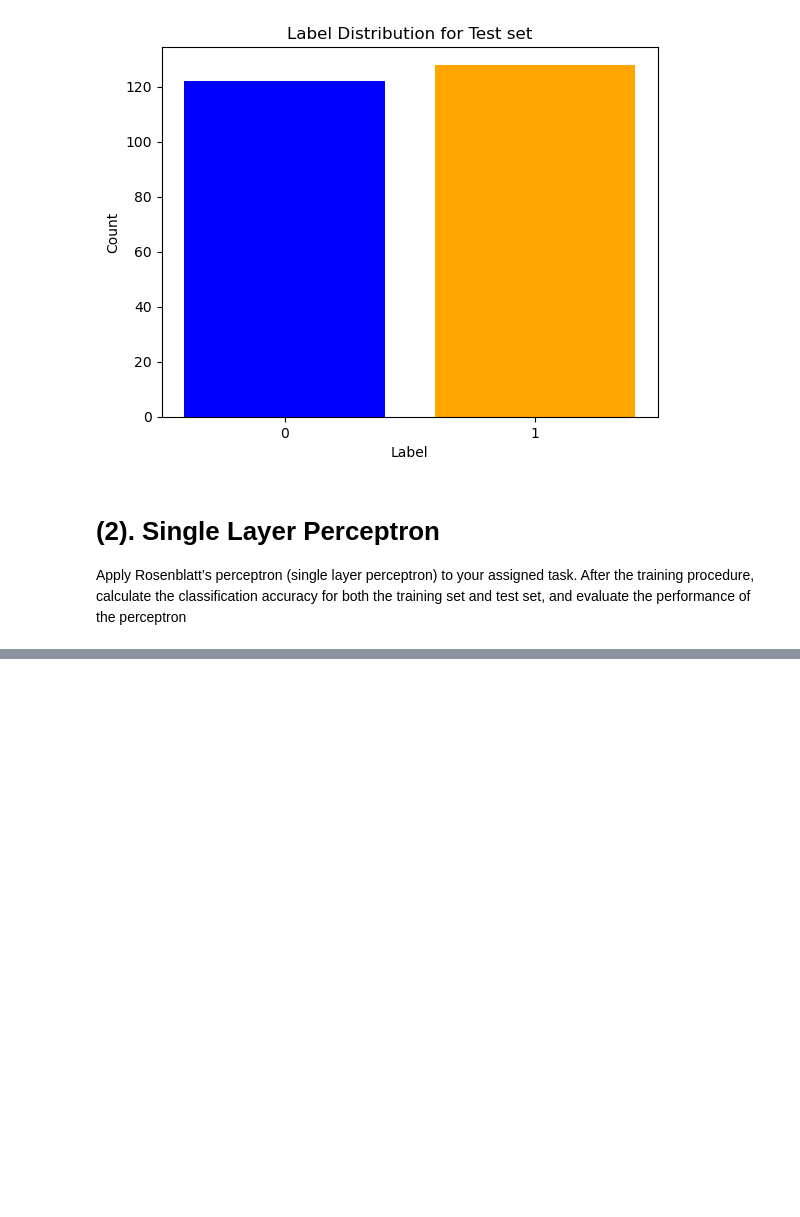
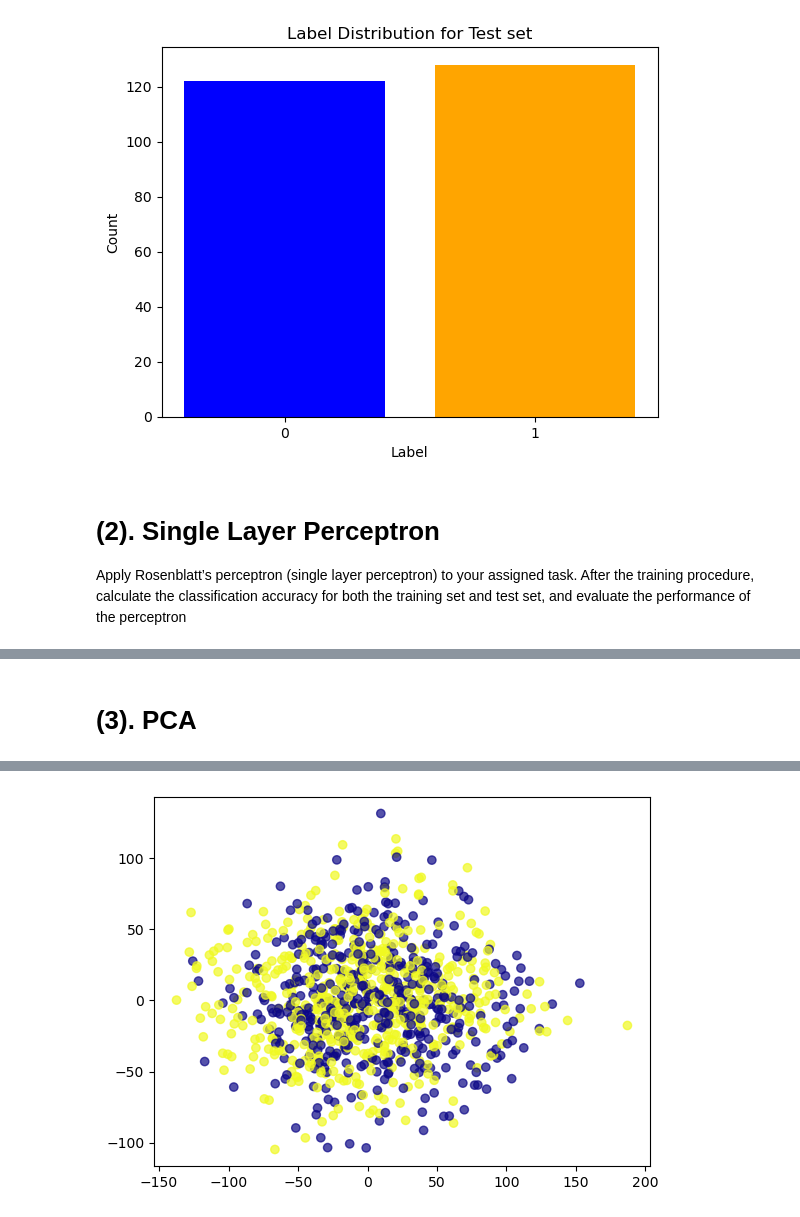
Before and after one commit to Ivy421/5904, a Jupyter notebook: HW3_Q3_group2.ipynb, the cells around one changed output, grey strips where cells are left out. Cells and saved outputs as stored; diff of their text form; code cells hidden in the pictures; blank space fills up the shorter version.

```diff
--- a/HW3_Q3_group2.ipynb
+++ b/HW3_Q3_group2.ipynb
@@ -36,29 +35,33 @@ def process_img(folder ):
                     single_label = line.split('.')[0]
                     label_all.append(int(single_label))
     return matrix_all, label_all
+
+### shape of data: trainset:1000, testset:250
+train_X,train_Y = process_img('TrainImages')
+test_X, test_Y = process_img('TestImages')
 # %%
-### shape of data: trainset:1000, testset:250
-train_x,train_y = process_img('TrainImages')
-test_x, test_y = process_img('TestImages')
+
 
 ## few matrixs are in shape 102, which should be deleted
-for flag, single_set in enumerate([train_x, test_x]):
+for flag, single_set in enumerate([train_X, test_X]):
     for idx, mtx in enumerate(single_set):
         # delete the last column and row
         if mtx.shape[0] == 102 or mtx.shape[1] == 102:
             mtx = mtx[:-1, :-1]
             # substitute original matrix to new one
             if flag == 0:
-                train_x[idx] = mtx
+                train_X[idx] = mtx
                 #del train_x[idx]
                 #del train_y[idx]
 
             elif flag ==1:
-                test_x[idx] = mtx
+                test_X[idx] = mtx
                 #del test_x[idx]
                 #del test_y[idx]
 # type( train_x[1] ), test_x[2].shape,  test_x[2] len(train_y) ,train_y[2], len(test_x)
 
 
-train_x = [ele.reshape(1,-1) for ele in train_x]
-test_x = [ele.reshape(1,-1) for ele in test_x]
+train_X = [ele.reshape(1,-1) for ele in train_X]
+test_X = [ele.reshape(1,-1) for ele in test_X]
+train_X = np.vstack(train_X)   ## 1000 * 10201
+test_X = np.vstack(test_X)   # 250*10201
@@ -172,0 +166,2 @@ input_size
+# %% [markdown]
+# (3). PCA
@@ -172,0 +171,11 @@ input_size
+# %%
+scaler = StandardScaler()
+train_x_st = scaler.fit_transform(np.array(train_X).reshape(1000,10201) ) # 1000*10201
+test_x_st = scaler.fit_transform(np.array(test_X).reshape(250,10201))
+
+pca = PCA(n_components=2)  # 降到2维
+train_pca1 = pca.fit_transform(np.array(train_x_st).reshape(1000,10201))
+test_pca1 = pca.fit_transform(np.array(test_x_st).reshape(250,10201))
+plt.scatter(train_pca1[:, 0], train_pca1[:, 1], c=train_Y,cmap = 'plasma',alpha = 0.7)
+SLP_model(train_pca1, test_pca1, train_Y, test_Y)
+# %% [output]
@@ -172,0 +192 @@ input_size
+[figure, added]
```
Also changed, not shown: parts of 23 cells of this notebook.
